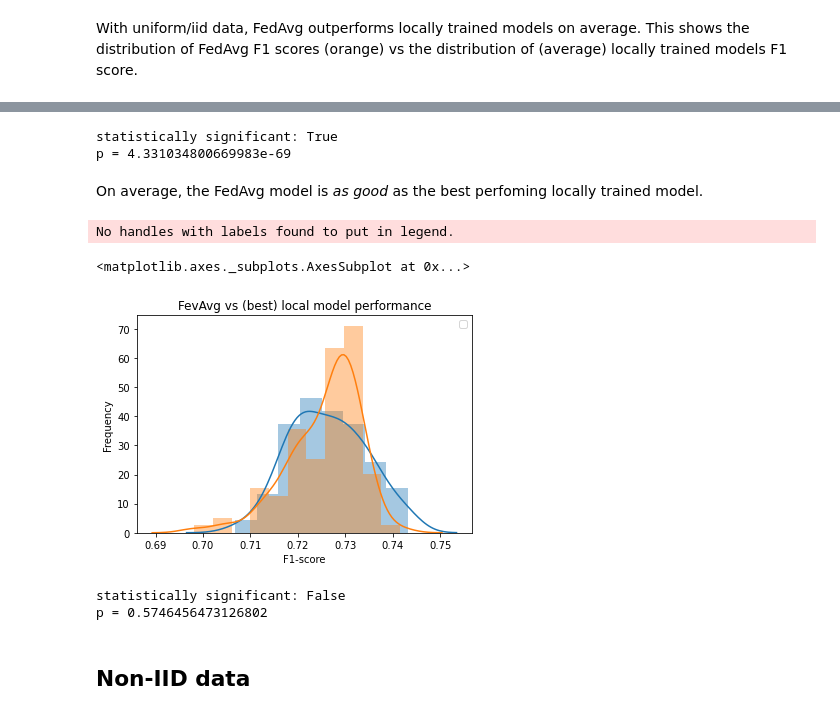
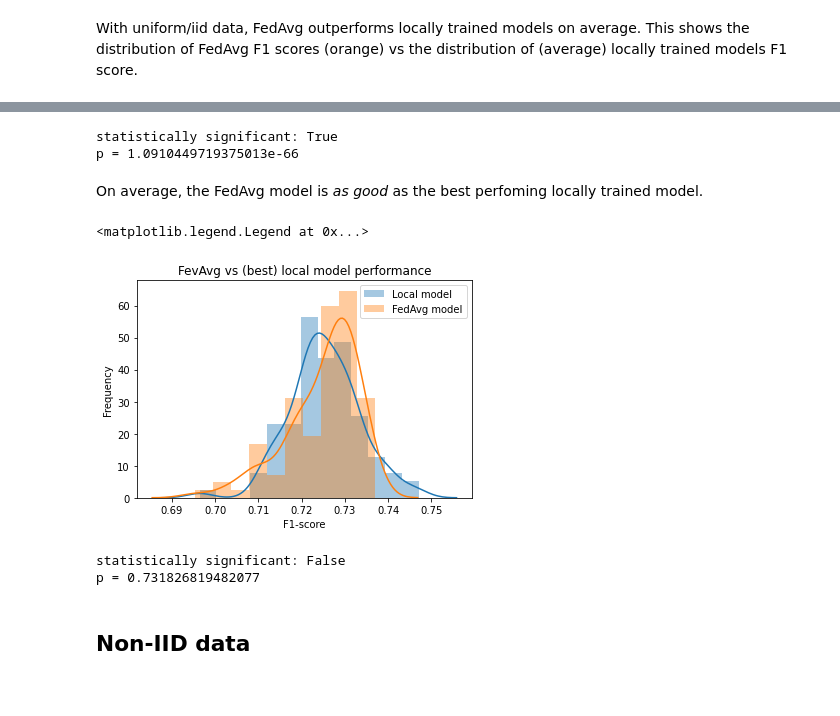
Before and after one commit to datafleets/horizontal-federated-learning-blog, a Jupyter notebook: horizontal-fl.ipynb, the cells around one changed output, grey strips where cells are left out. Drawn from its saved outputs; the diff is of its cells as text; code cells hidden in the pictures.

```diff
--- a/horizontal-fl.ipynb
+++ b/horizontal-fl.ipynb
@@ -412,7 +392,8 @@ hyperparams = {
 local_mean_f1_scores = []
 local_max_f1_scores = []
 fed_avg_f1_scores = []
-for i in range(0, 100):
+
+for i in tqdm(range(0, 100), desc="trial"):
     fed_avg = FedAvg(**hyperparams)
     fed_avg.fit(X_train, y_train)
     preds = fed_avg.predict(X_test)
@@ -452,29 +431,27 @@ print("statistically significant:", pval < 0.05)
 print("p =", pval)
 # %% [output]
 statistically significant: True
-p = 4.331034800669983e-69
+p = 1.0910449719375013e-66
 # %% [markdown]
 On average, the FedAvg model is _as good_ as the best perfoming locally trained model.
 # %%
 fig, ax = plt.subplots()
 ax.set(xlabel='F1-score', ylabel='Frequency')
+ax.set_title('FevAvg vs (best) local model performance')
+sns.distplot(local_max_f1_scores, ax=ax, kde=True, label="Local model")
+sns.distplot(fed_avg_f1_scores, ax=ax, kde=True, label="FedAvg model")
 ax.legend()
-ax.set_title('FevAvg vs (best) local model performance')
-sns.distplot(local_max_f1_scores, ax=ax, kde=True)
-sns.distplot(fed_avg_f1_scores, ax=ax, kde=True)
-
 #fig.savefig('/tmp/x2.png')
 # %% [output]
-No handles with labels found to put in legend.
+<matplotlib.legend.Legend at 0x...>
-<matplotlib.axes._subplots.AxesSubplot at 0x...>
-[figure, old version]
+[figure, new version]
 # %%
 ttest, pval = ttest_ind(local_max_f1_scores, fed_avg_f1_scores)
 print("statistically significant:", pval < 0.05)
 print("p =", pval)
 # %% [output]
 statistically significant: False
-p = 0.5746456473126802
+p = 0.731826819482077
 # %% [markdown]
 ## Non-IID data
 # %% [markdown]
```
Also changed, not shown: parts of 14 cells of this notebook.
